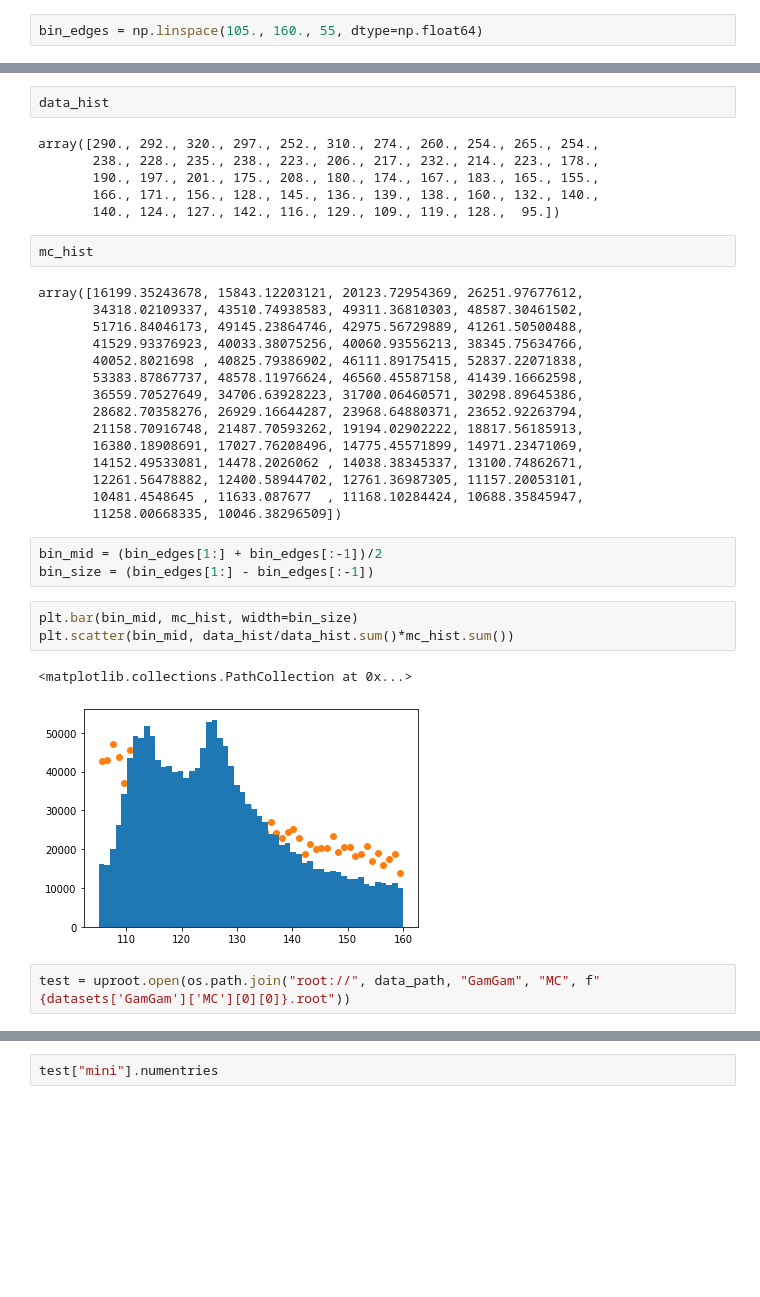
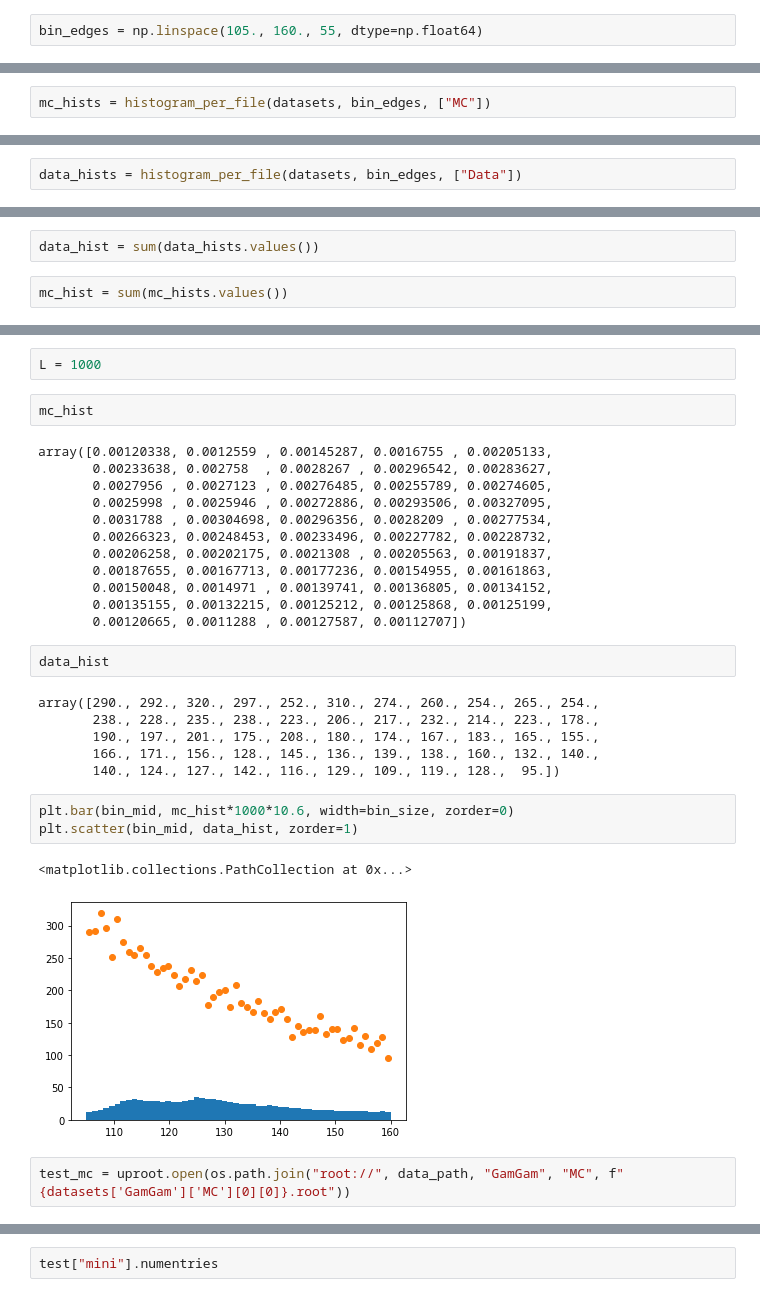
Before and after one commit to vindex10/rbpp-projects, a Jupyter notebook: project-final/opendata_playground.ipynb, the cells around one changed output, grey strips where cells are left out. Drawn from its saved outputs; the diff is of its cells as text; blank space fills up the shorter version.

```diff
--- a/project-final/opendata_playground.ipynb
+++ b/project-final/opendata_playground.ipynb
@@ -241,0 +212,2 @@ Type:  MC
+# %%
+mc_hists = histogram_per_file(datasets, bin_edges, ["MC"])
@@ -241,0 +232,2 @@ Type:  MC
+# %%
+data_hists = histogram_per_file(datasets, bin_edges, ["Data"])
@@ -241,0 +295,4 @@ Type:  MC
+# %%
+data_hist = sum(data_hists.values())
+# %%
+mc_hist = sum(mc_hists.values())
@@ -242,3 +310,19 @@ Type:  MC
+# %%
+L = 1000
+# %%
+mc_hist
+# %% [output]
+array([0.00120338, 0.0012559 , 0.00145287, 0.0016755 , 0.00205133,
+       0.00233638, 0.002758  , 0.0028267 , 0.00296542, 0.00283627,
+       0.0027956 , 0.0027123 , 0.00276485, 0.00255789, 0.00274605,
+       0.0025998 , 0.0025946 , 0.00272886, 0.00293506, 0.00327095,
+       0.0031788 , 0.00304698, 0.00296356, 0.0028209 , 0.00277534,
+       0.00266323, 0.00248453, 0.00233496, 0.00227782, 0.00228732,
+       0.00206258, 0.00202175, 0.0021308 , 0.00205563, 0.00191837,
+       0.00187655, 0.00167713, 0.00177236, 0.00154955, 0.00161863,
+       0.00150048, 0.0014971 , 0.00139741, 0.00136805, 0.00134152,
+       0.00135155, 0.00132215, 0.00125212, 0.00125868, 0.00125199,
+       0.00120665, 0.0011288 , 0.00127587, 0.00112707])
 # %%
 data_hist
 # %% [output]
@@ -247,31 +331,11 @@ array([290., 292., 320., 297., 252., 310., 274., 260., 254., 265., 254.,
        190., 197., 201., 175., 208., 180., 174., 167., 183., 165., 155.,
        166., 171., 156., 128., 145., 136., 139., 138., 160., 132., 140.,
        140., 124., 127., 142., 116., 129., 109., 119., 128.,  95.])
-# %%
-mc_hist
-# %% [output]
-array([16199.35243678, 15843.12203121, 20123.72954369, 26251.97677612,
-       34318.02109337, 43510.74938583, 49311.36810303, 48587.30461502,
-       51716.84046173, 49145.23864746, 42975.56729889, 41261.50500488,
-       41529.93376923, 40033.38075256, 40060.93556213, 38345.75634766,
-       40052.8021698 , 40825.79386902, 46111.89175415, 52837.22071838,
-       53383.87867737, 48578.11976624, 46560.45587158, 41439.16662598,
-       36559.70527649, 34706.63928223, 31700.06460571, 30298.89645386,
-       28682.70358276, 26929.16644287, 23968.64880371, 23652.92263794,
-       21158.70916748, 21487.70593262, 19194.02902222, 18817.56185913,
-       16380.18908691, 17027.76208496, 14775.45571899, 14971.23471069,
-       14152.49533081, 14478.2026062 , 14038.38345337, 13100.74862671,
-       12261.56478882, 12400.58944702, 12761.36987305, 11157.20053101,
-       10481.4548645 , 11633.087677  , 11168.10284424, 10688.35845947,
-       11258.00668335, 10046.38296509])
-# %%
-bin_mid = (bin_edges[1:] + bin_edges[:-1])/2
-bin_size = (bin_edges[1:] - bin_edges[:-1])
 # %%
-plt.bar(bin_mid, mc_hist, width=bin_size)
-plt.scatter(bin_mid, data_hist/data_hist.sum()*mc_hist.sum())
+plt.bar(bin_mid, mc_hist*1000*10.6, width=bin_size, zorder=0)
+plt.scatter(bin_mid, data_hist, zorder=1)
 # %% [output]
 <matplotlib.collections.PathCollection at 0x...>
-[figure, old version]
+[figure, new version]
 # %%
-test = uproot.open(os.path.join("root://", data_path, "GamGam", "MC", f"{datasets['GamGam']['MC'][0][0]}.root"))
+test_mc = uproot.open(os.path.join("root://", data_path, "GamGam", "MC", f"{datasets['GamGam']['MC'][0][0]}.root"))
```
Also changed, not shown: parts of 22 cells of this notebook.
